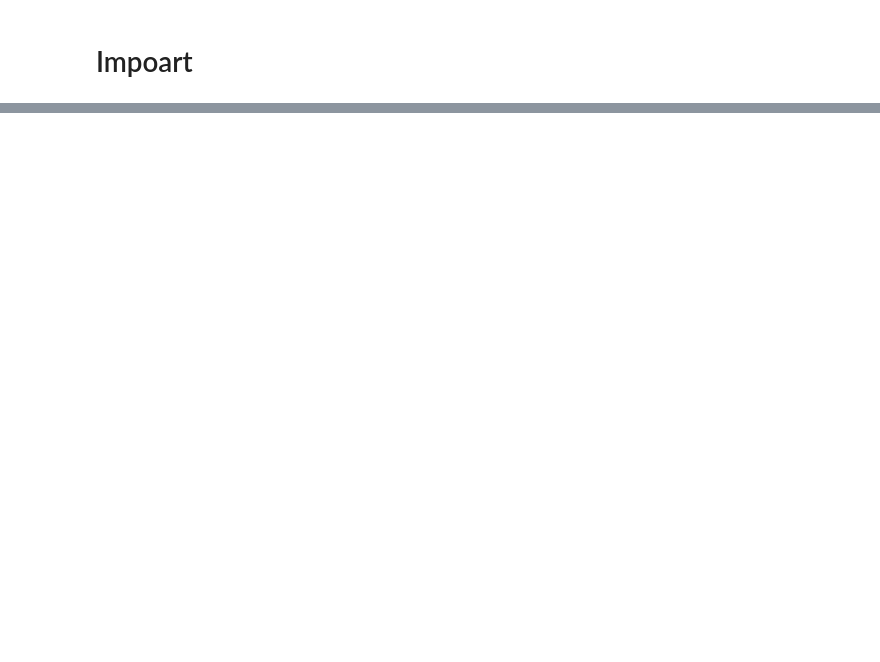
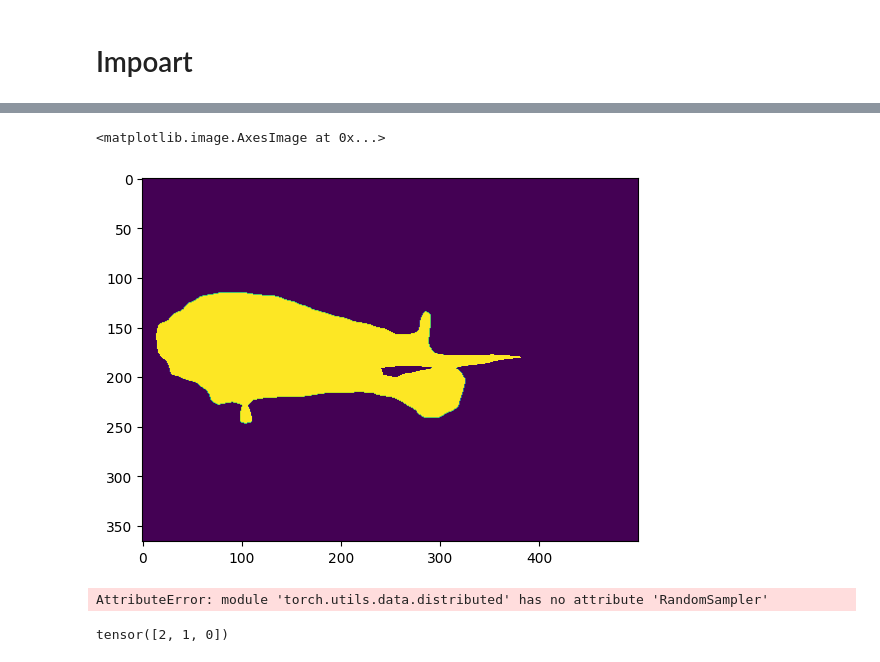
Before and after one commit to hoonisone/torch_projects, a Jupyter notebook: MaskRCNN_VOC/eval.ipynb, the cells around one changed output, grey strips where cells are left out. Saved outputs shown, nothing was run; the diff lists cells and outputs as text; code cells hidden in the pictures; blank space fills up the shorter version.

```diff
--- a/MaskRCNN_VOC/eval.ipynb
+++ b/MaskRCNN_VOC/eval.ipynb
@@ -39,0 +74,6 @@ plt.plot(val_loss_list)
+# %%
+mask = result[0]["masks"][0].detach().numpy().squeeze()>0.5
+plt.imshow(mask)
+# %% [output]
+<matplotlib.image.AxesImage at 0x...>
+[figure, added]
@@ -39,0 +93,4 @@ plt.plot(val_loss_list)
+# %%
+torch.utils.data.distributed.RandomSampler(dataset)
+# %% [output]
+AttributeError: module 'torch.utils.data.distributed' has no attribute 'RandomSampler'
@@ -39,0 +117,5 @@ plt.plot(val_loss_list)
+# %%
+x = torch.tensor([1, 2, 3])
+torch.argsort(-x)
+# %% [output]
+tensor([2, 1, 0])
```
Also changed, not shown: parts of 15 cells of this notebook, 6 other files.
